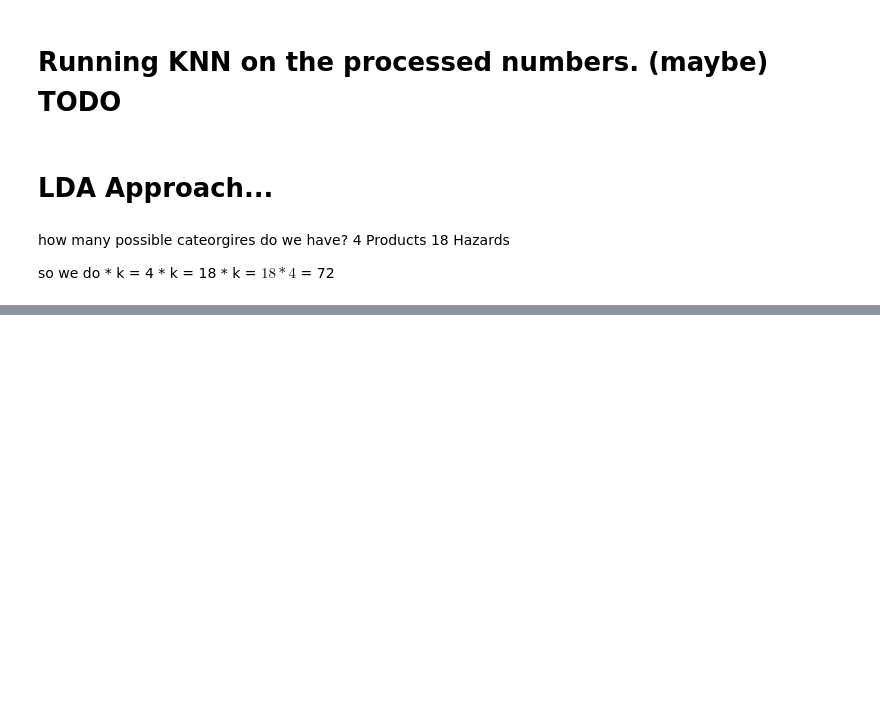
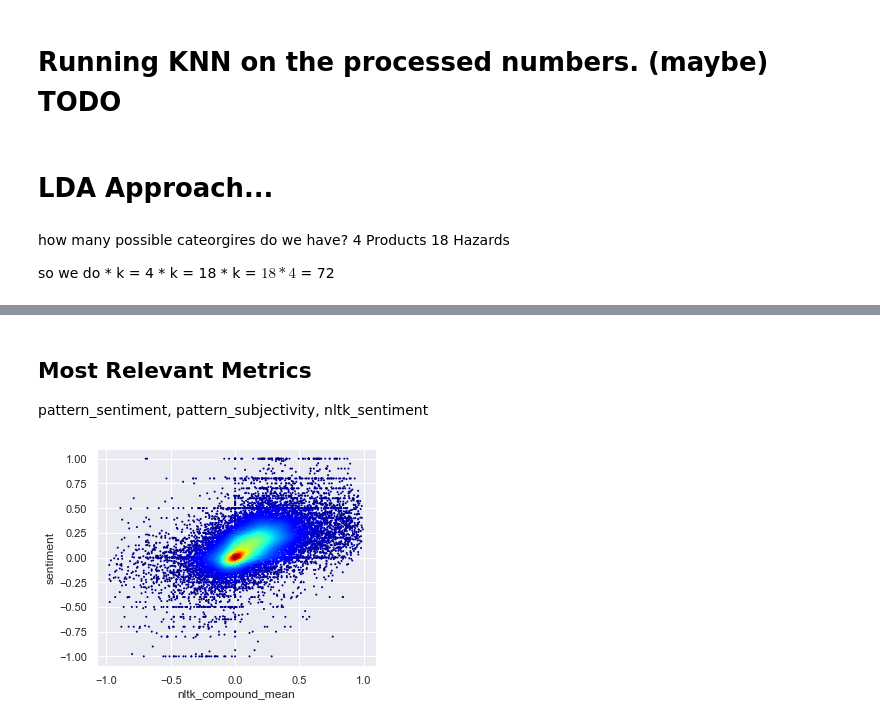
Before and after one commit to nershman/SAFFI-Project, a Jupyter notebook: notebooks/NETMUMS-topicmining-POSTS.ipynb, the cells around one changed output, grey strips where cells are left out. Drawn from its saved outputs; the diff is of its cells as text; code cells hidden in the pictures; blank space fills up the shorter version.

Commit message:
feat: implemented NLTK sentiment and improved boxplots by using NA as a baseline quantile. added more information and interpretation.

```diff
--- a/notebooks/NETMUMS-topicmining-POSTS.ipynb
+++ b/notebooks/NETMUMS-topicmining-POSTS.ipynb
@@ -407,0 +681,7 @@ len(temp)
+# %% [markdown]
+## Most Relevant Metrics
+pattern_sentiment, pattern_subjectivity, nltk_sentiment
+# %%
+heat_scatter(class_df, 'sentiment','nltk_compound_mean', point_size=1)
+# %% [output]
+[figure, added]
```
Also changed, not shown: parts of 75 cells of this notebook.
